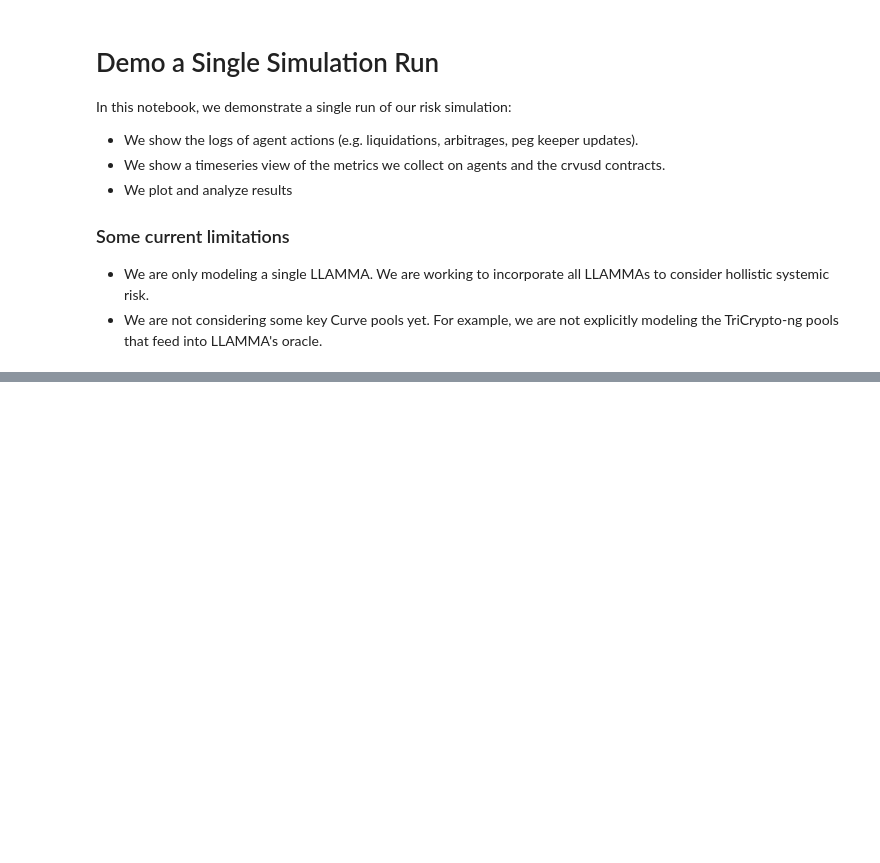
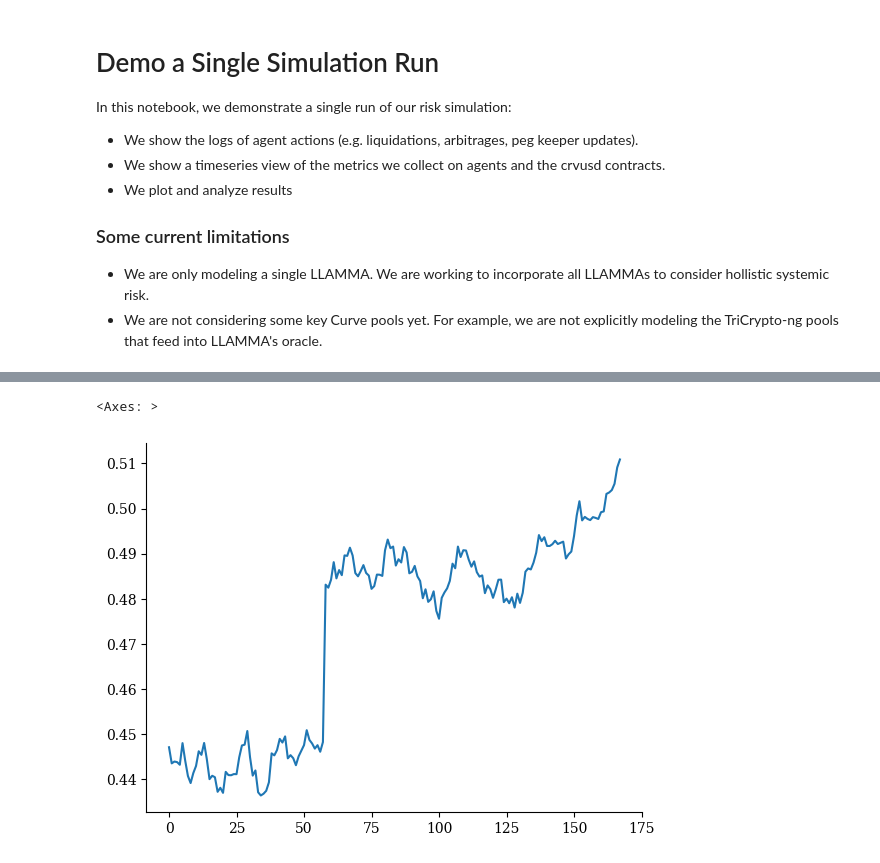
Before and after one commit to xenophonlabs/crvUSDrisk, a Jupyter notebook: notebooks/demo_sim.ipynb, the cells around one changed output, grey strips where cells are left out. Cells and saved outputs as stored; diff of their text form; code cells hidden in the pictures; blank space fills up the shorter version.

```diff
--- a/notebooks/demo_sim.ipynb
+++ b/notebooks/demo_sim.ipynb
@@ -102,0 +124,5 @@ df.iloc[-1]["keeper_count"]
+# %%
+(df["controller_WETH_system_health"] / 1e18).plot()
+# %% [output]
+<Axes: >
+[figure, added]
```
Also changed, not shown: parts of 16 cells of this notebook.
